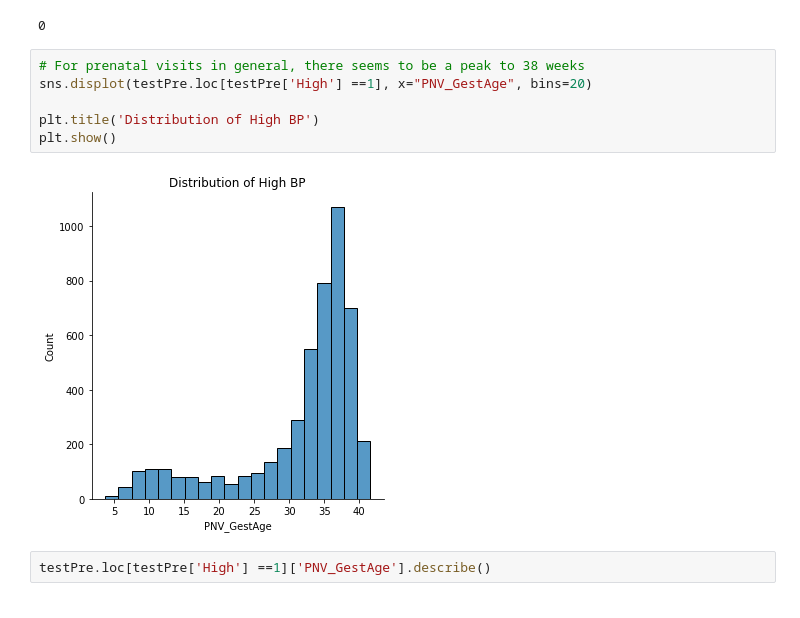
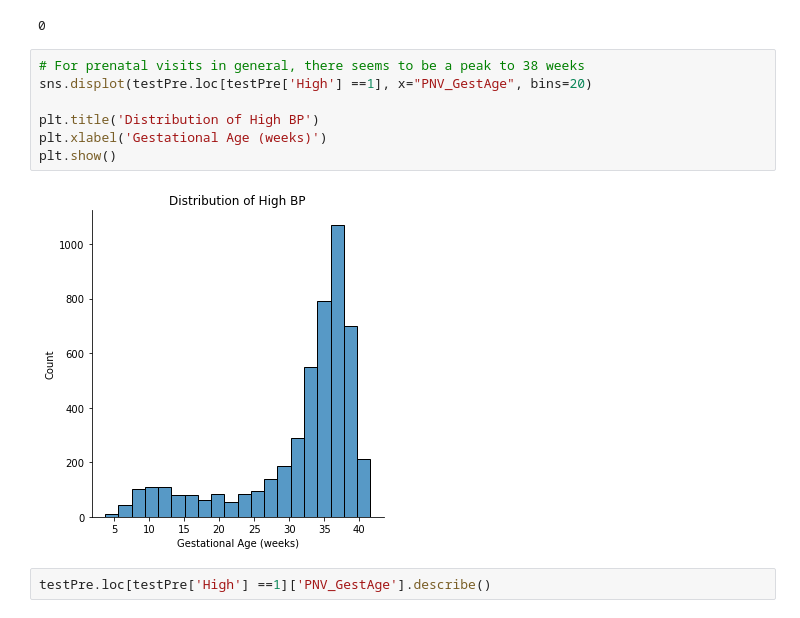
Before and after one commit to rachellb/Bennett_OUDSA5900, a Jupyter notebook: Descriptions/Momi_Descriptions.ipynb, the cells around one changed output. Cells and saved outputs as stored; diff of their text form.

```diff
--- a/Descriptions/Momi_Descriptions.ipynb
+++ b/Descriptions/Momi_Descriptions.ipynb
@@ -2466,11 +2670,12 @@ secondSpike.loc[secondSpike['second_spike']< 14].shape[0]
 # %%
 # For prenatal visits in general, there seems to be a peak to 38 weeks
 sns.displot(testPre.loc[testPre['High'] ==1], x="PNV_GestAge", bins=20)
 
 plt.title('Distribution of High BP')
+plt.xlabel('Gestational Age (weeks)')
 plt.show()
 # %% [output]
-[figure, old version]
+[figure, new version]
 # %%
 testPre.loc[testPre['High'] ==1]['PNV_GestAge'].describe()
 # %% [output]
```
Also changed, not shown: parts of 74 cells of this notebook, 7 other files.
